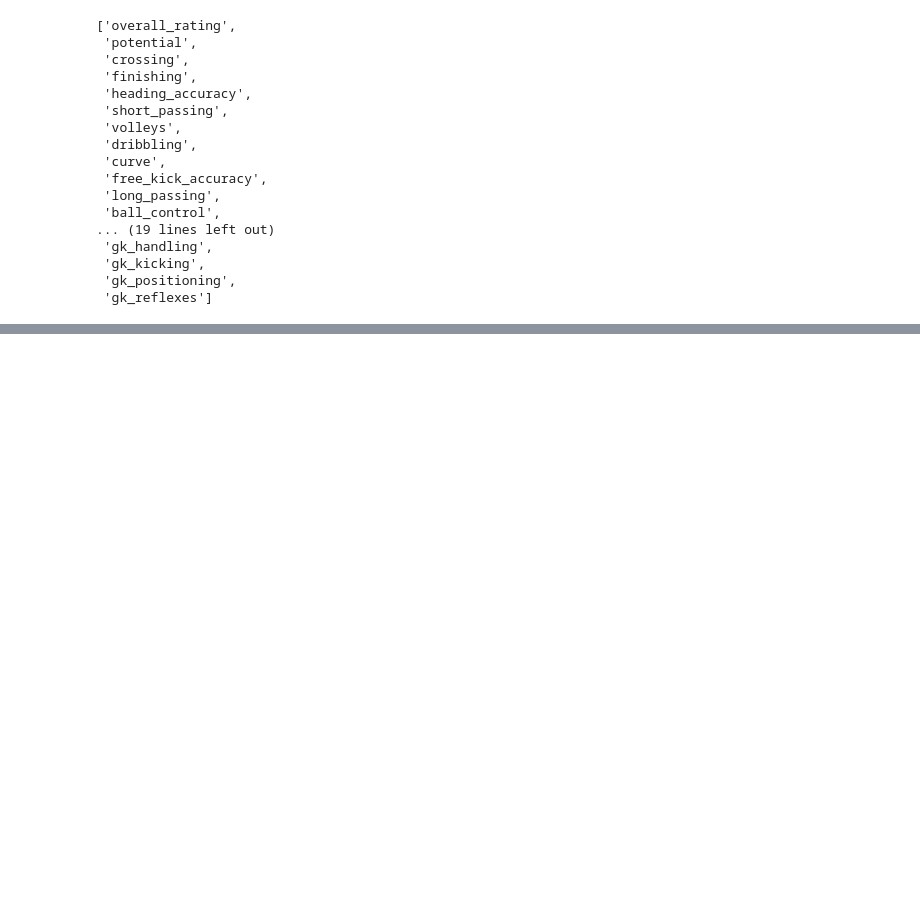
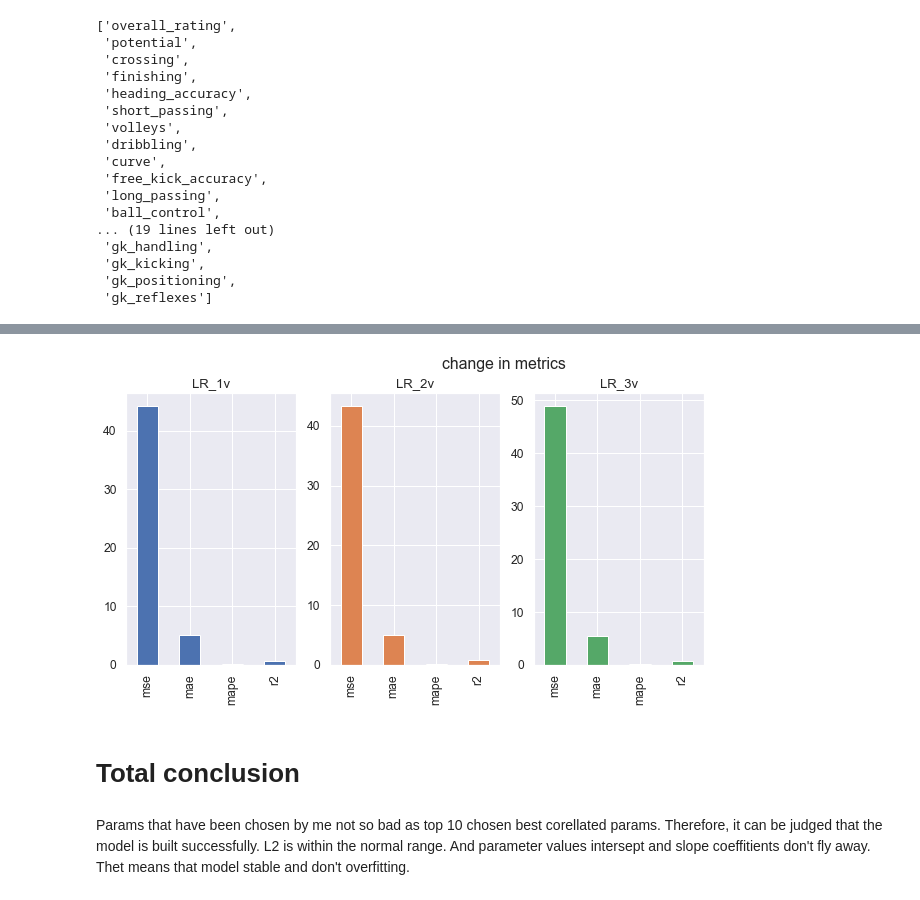
Before and after one commit to 4Krobat/ML-Course, a Jupyter notebook: 3rd lesson.ipynb, the cells around one changed output, grey strips where cells are left out. Drawn from its saved outputs; the diff is of its cells as text; code cells hidden in the pictures; blank space fills up the shorter version.

```diff
--- a/3rd lesson.ipynb
+++ b/3rd lesson.ipynb
@@ -1789,0 +1794,4 @@ l2_norm(model_12.coef_)
+# %%
+features_12 = [ 'balance', 'sprint_speed', 'acceleration', 'ball_control', 'curve', 'dribbling', 'volleys', 'crossing', 'finishing', 'positioning']
+target_12 = 'agility'
+corr_features = features_12 + [target_12]
@@ -1789,0 +1826,4 @@ l2_norm(model_12.coef_)
+# %%
+print('model metrics on test set')
+metrics_test_3 = get_metrics(y_true=y_test_12, y_pred=model_preds_12)
+metrics_test_3
@@ -1789,0 +1841,3 @@ l2_norm(model_12.coef_)
+# %%
+metrics_comparison = metrics_test_1.to_frame('LR_1v').join(metrics_test_2.rename('LR_2v')).join(metrics_test_3.rename('LR_3v'))
+metrics_comparison
@@ -1789,0 +1850,13 @@ l2_norm(model_12.coef_)
+# %%
+ig, ax = plt.subplots(figsize=(14, 5))
+metrics_comparison.plot(
+    kind='bar', layout=(1,4), subplots=True,
+    title='change in metrics', legend=False, ax=ax
+);
+fig.tight_layout();
+# %% [output]
+[figure, added]
+# %% [markdown]
+# Total conclusion
+# %% [markdown]
+Params that have been chosen by me not so bad as top 10 chosen best corellated params. Therefore, it can be judged that the model is built successfully. L2 is within the normal range. And parameter values intersept and slope coeffitients don't fly away. Thet means that model stable and don't overfitting.
```
Also changed, not shown: parts of 71 cells of this notebook.
